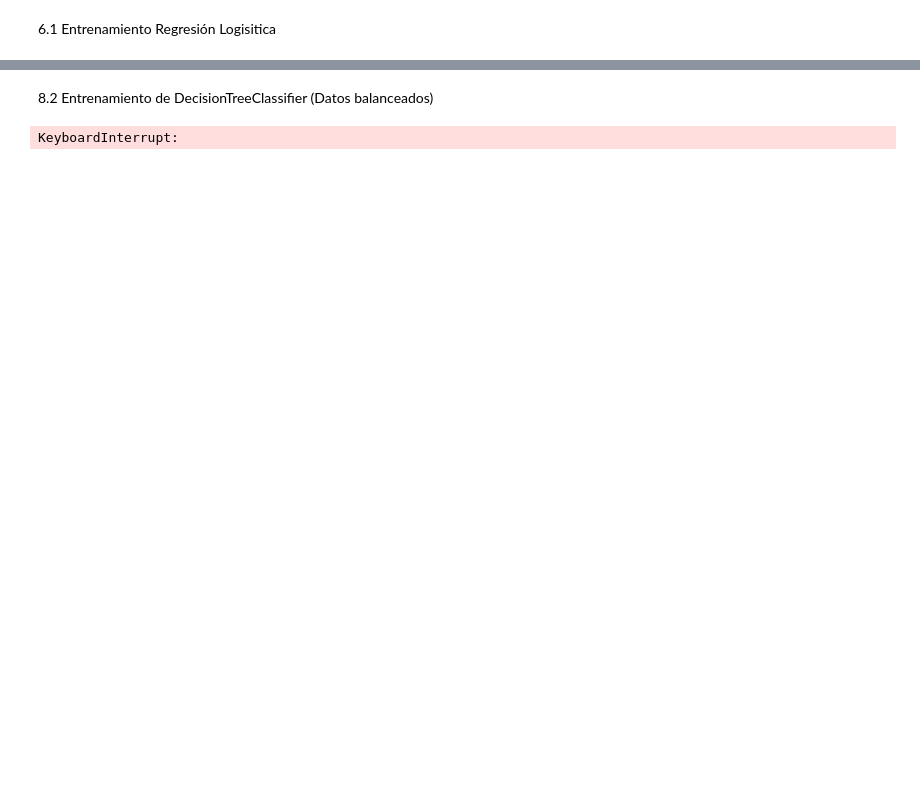
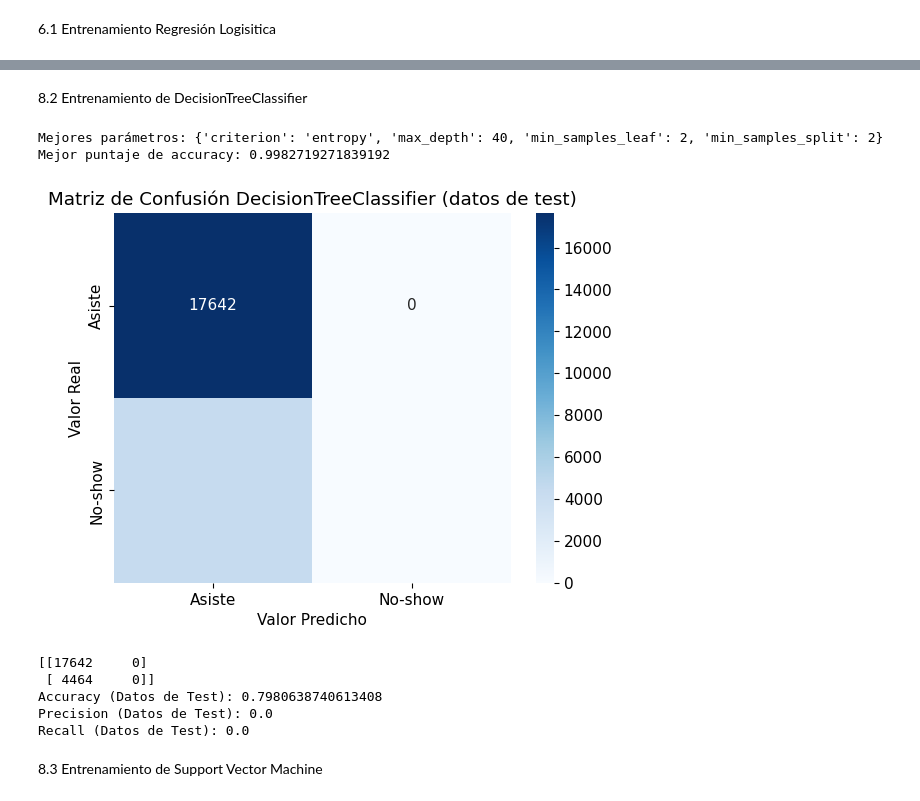
Before and after one commit to SValduezaL/TFM-Master-IA-INESDI, a Jupyter notebook: BBDD Kaagle/predicción_ inasistencia_v2.ipynb, the cells around one changed output, grey strips where cells are left out. Cells and saved outputs as stored; diff of their text form; code cells hidden in the pictures; blank space fills up the shorter version.

```diff
--- a/BBDD Kaagle/predicción_ inasistencia_v2.ipynb
+++ b/BBDD Kaagle/predicción_ inasistencia_v2.ipynb
@@ -503,52 +542,56 @@ Accuracy: 0.80
 # %% [markdown]
-8.2 Entrenamiento de DecisionTreeClassifier (Datos balanceados)
+8.2 Entrenamiento de DecisionTreeClassifier
 # %%
 # Definir el espacio de parámetros para GridSearchCV
 param_grid = {
-    'max_depth': [None, 10, 20, 30, 40, 50],  # Profundidad máxima del árbol
-    'min_samples_split': [2, 5, 10],  # Número mínimo de muestras requeridas para dividir un nodo
-    'min_samples_leaf': [1, 2, 4],  # Número mínimo de muestras requeridas en cada nodo hoja
-    'criterion': ['gini', 'entropy']  # Función para medir la calidad de una división
+    'max_depth': [None, 10, 20, 30, 40, 50], # Profundidad máxima del árbol
+    'min_samples_split': [2, 3, 5, 10], # Número mínimo de muestras requeridas para dividir un nodo
+    'min_samples_leaf': [1, 2, 4], # Número mínimo de muestras requeridas en cada nodo hoja
+    'criterion': ['gini', 'entropy'] # Función para medir la calidad de una división
 }
 
 # Crear una instancia de GridSearchCV, optimizada para la precisión
 grid_search = GridSearchCV(DecisionTreeClassifier(), param_grid, cv=5, scoring='precision', n_jobs=-1)
 
 # Ajustar GridSearchCV a los datos
 grid_search.fit(X_balanced_scaled, y_balanced)
 
 # Imprimir los mejores parámetros y el mejor puntaje
 print("Mejores parámetros:", grid_search.best_params_)
-print("Mejor puntaje de precisión:", grid_search.best_score_)
+print("Mejor puntaje de accuracy:", grid_search.best_score_)
 
-# Usar el mejor modelo encontrado para realizar predicciones sobre el conjunto de datos de test
-best_tree = grid_search.best_estimator_
+# Guardar el mejor modelo
+best_model_tree = grid_search.best_estimator_
 
-# Predicciones con el mejor modelo sobre los datos de entrenamiento balanceados
-y_pred_balanced = cross_val_predict(best_tree, X_balanced_scaled, y_balanced, cv=5)
-
-# Predicciones con el mejor modelo sobre los datos de test
-y_pred_test = best_tree.predict(X_test_scaled)
+# Usar el mejor modelo para hacer predicciones en los datos de test
+y_pred_test = best_model_tree.predict(X_test_scaled)
 
 # Crear y visualizar la matriz de confusión para los datos de test
 confusion_mat_test = confusion_matrix(y_test, y_pred_test)
+labels = ['Asiste', 'No-show']
 sns.heatmap(confusion_mat_test, annot=True, fmt='d', cmap='Blues', xticklabels=labels, yticklabels=labels)
-plt.title('Matriz de Confusión DecisionTreeClassifier (Mejores parámetros y datos de test)')
+plt.title('Matriz de Confusión DecisionTreeClassifier (datos de test)')
 plt.xlabel('Valor Predicho')
 plt.ylabel('Valor Real')
 plt.show()
+print(confusion_mat_test)
 
 # Calcular y mostrar las métricas de evaluación para los datos de test
 accuracy_test = accuracy_score(y_test, y_pred_test)
 precision_test = precision_score(y_test, y_pred_test, pos_label=1)
 recall_test = recall_score(y_test, y_pred_test, pos_label=1)
 
 print("Accuracy (Datos de Test):", accuracy_test)
 print("Precision (Datos de Test):", precision_test)
 print("Recall (Datos de Test):", recall_test)
-
-#Accuracy (Datos Balanceados): 0.7338733448213314
-#Precision (Datos Balanceados): 0.7108471908504614
-#Recall (Datos Balanceados): 0.7884772356248866
 # %% [output]
-KeyboardInterrupt:
+Mejores parámetros: {'criterion': 'entropy', 'max_depth': 40, 'min_samples_leaf': 2, 'min_samples_split': 2}
+Mejor puntaje de accuracy: 0.9982719271839192
+[figure, added]
+[[17642     0]
+ [ 4464     0]]
+Accuracy (Datos de Test): 0.7980638740613408
+Precision (Datos de Test): 0.0
+Recall (Datos de Test): 0.0
+# %% [markdown]
+8.3 Entrenamiento de Support Vector Machine
```
Also changed, not shown: parts of 24 cells of this notebook.
